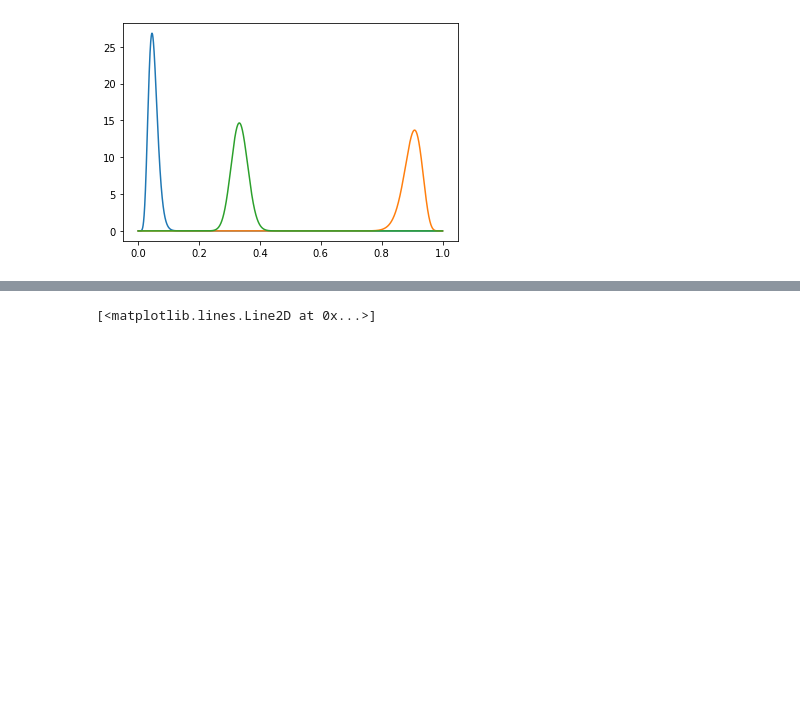
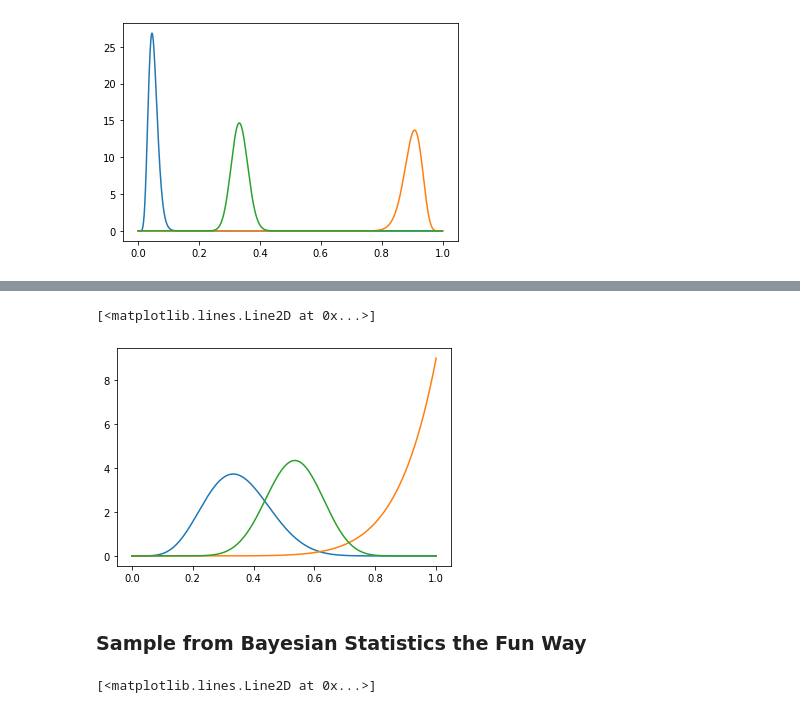
Before and after one commit to ctarrington/try-colab, a Jupyter notebook: beta_multiplication.ipynb, the cells around one changed output, grey strips where cells are left out. Drawn from its saved outputs; the diff is of its cells as text; code cells hidden in the pictures; blank space fills up the shorter version.

```diff
--- a/beta_multiplication.ipynb
+++ b/beta_multiplication.ipynb
@@ -82 +104,10 @@ plot(trial_ps, product_rv.pdf(trial_ps))
+# %%
+plot(trial_ps, not_good_rv.pdf(trial_ps))
+plot(trial_ps, good_rv.pdf(trial_ps))
+plot(trial_ps, product_rv.pdf(trial_ps))
+# %% [output]
+[<matplotlib.lines.Line2D at 0x...>]
+[figure, added]
+# %% [markdown]
+### Sample from Bayesian Statistics the Fun Way
 # %%
```
Also changed, not shown: parts of 5 cells of this notebook.
